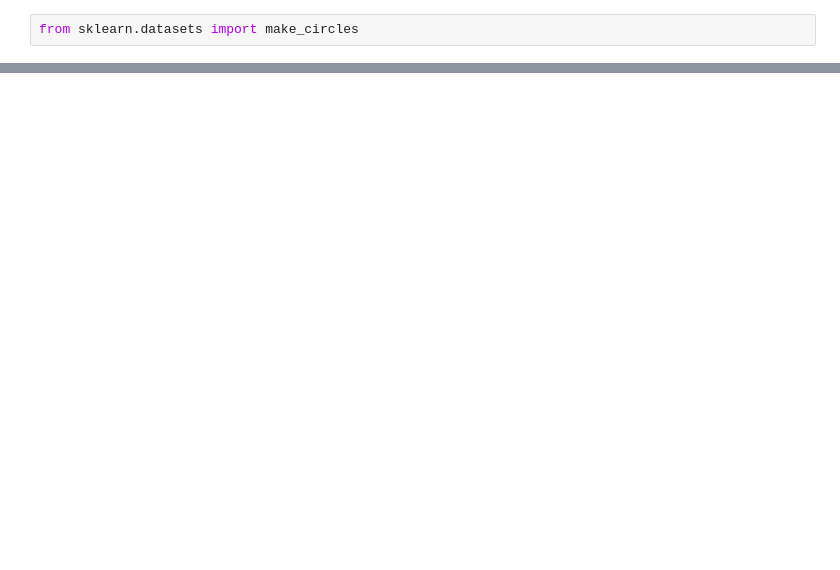
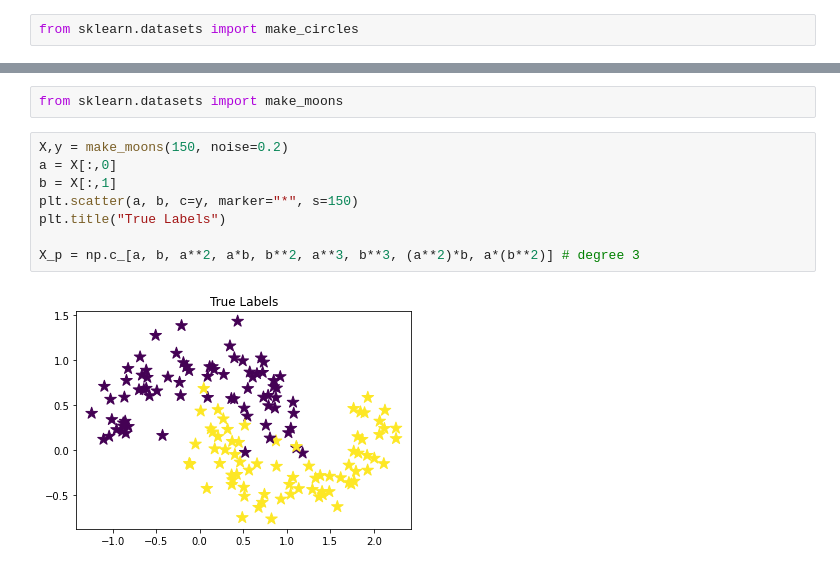
Before and after one commit to msparsh/ml-algorithms, a Jupyter notebook: notebooks/logistic_regression.ipynb, the cells around one changed output, grey strips where cells are left out. Drawn from its saved outputs; the diff is of its cells as text; blank space fills up the shorter version.

```diff
--- a/notebooks/logistic_regression.ipynb
+++ b/notebooks/logistic_regression.ipynb
@@ -225,0 +200,12 @@ plt.scatter(X[:,0], X[:,1], c=y_, marker=".", s=50)
+# %%
+from sklearn.datasets import make_moons
+# %%
+X,y = make_moons(150, noise=0.2)
+a = X[:,0]
+b = X[:,1]
+plt.scatter(a, b, c=y, marker="*", s=150)
+plt.title("True Labels")
+
+X_p = np.c_[a, b, a**2, a*b, b**2, a**3, b**3, (a**2)*b, a*(b**2)] # degree 3
+# %% [output]
+[figure, added]
```
Also changed, not shown: parts of 27 cells of this notebook.
